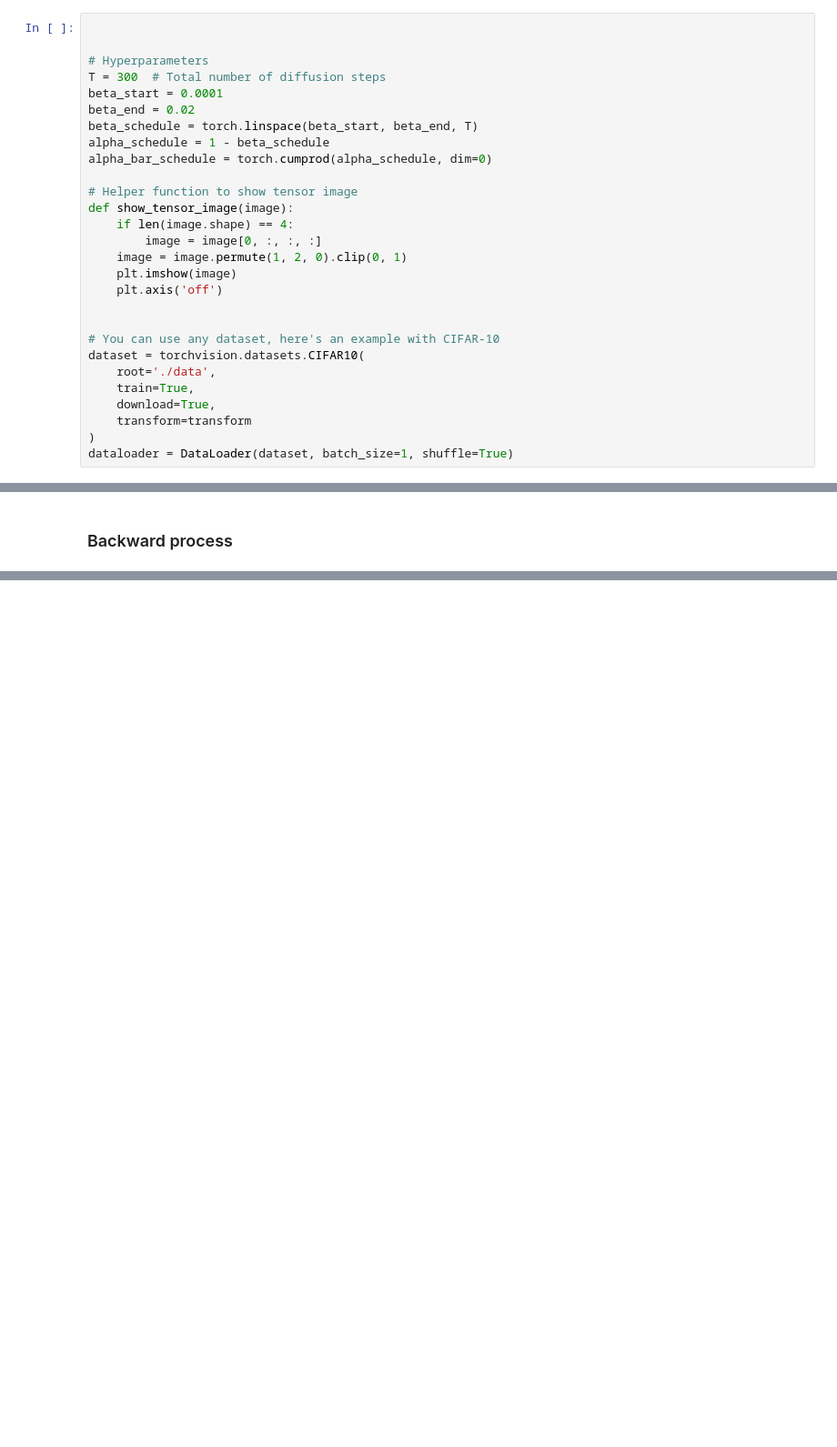
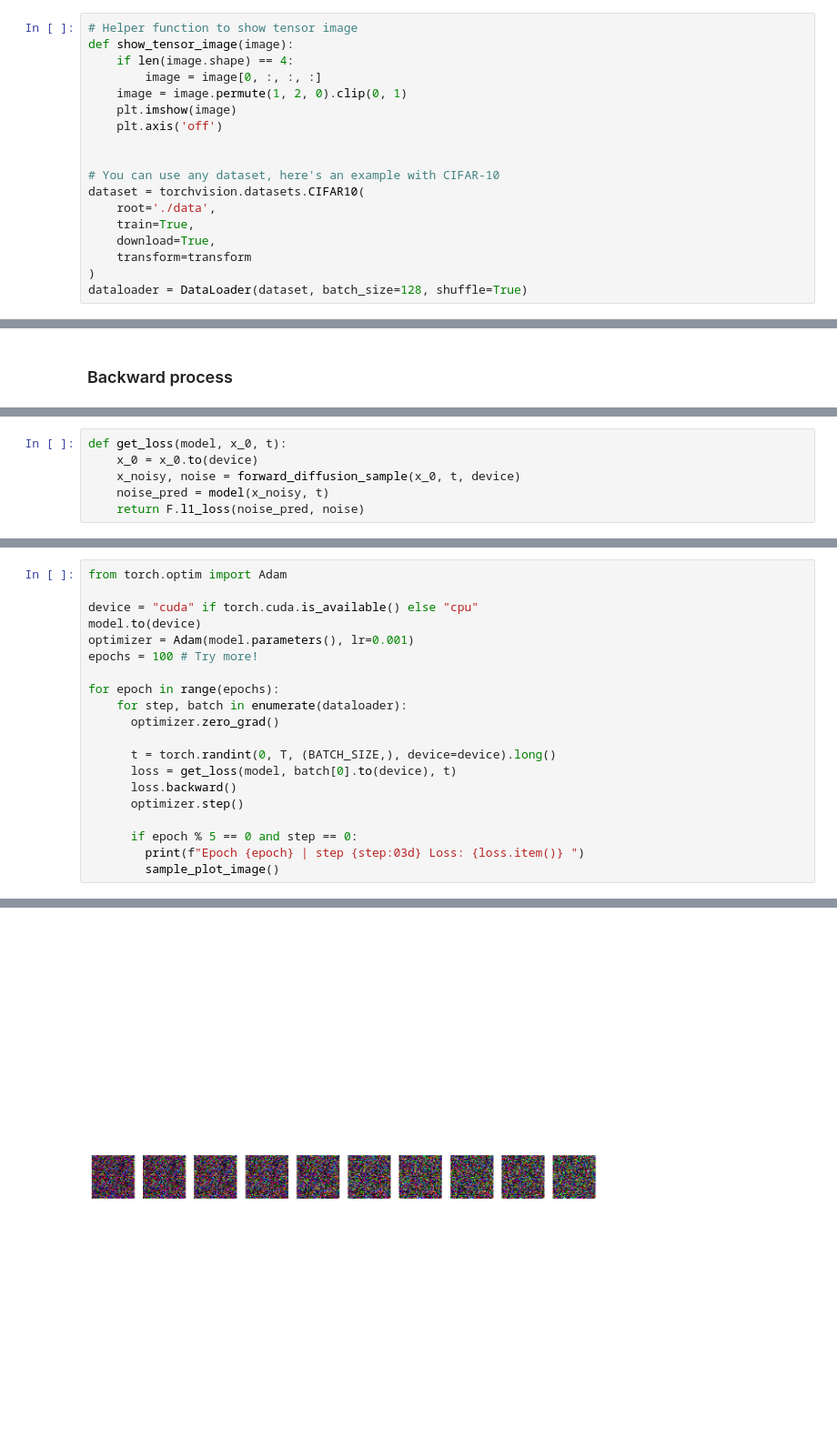
Before and after one commit to DorsaRoh/Machine-Learning, a Jupyter notebook: Diffusion/diffusion_model.ipynb, the cells around one changed output, grey strips where cells are left out. Shown: that part at 91% size. Drawn from its saved outputs; the diff is of its cells as text; blank space fills up the shorter version.

Commit message:
diffusion model

```diff
--- a/Diffusion/diffusion_model.ipynb
+++ b/Diffusion/diffusion_model.ipynb
@@ -12,16 +12,6 @@ import torchvision
 from torchvision import transforms
 from torch.utils.data import DataLoader
 # %%
-
-
-# Hyperparameters
-T = 300  # Total number of diffusion steps
-beta_start = 0.0001
-beta_end = 0.02
-beta_schedule = torch.linspace(beta_start, beta_end, T)
-alpha_schedule = 1 - beta_schedule
-alpha_bar_schedule = torch.cumprod(alpha_schedule, dim=0)
-
 # Helper function to show tensor image
 def show_tensor_image(image):
     if len(image.shape) == 4:
@@ -38,5 +28,5 @@ dataset = torchvision.datasets.CIFAR10(
     download=True,
     transform=transform
 )
-dataloader = DataLoader(dataset, batch_size=1, shuffle=True)
+dataloader = DataLoader(dataset, batch_size=128, shuffle=True)
 # %% [output]
@@ -146,0 +260,6 @@ plt.show()
+# %%
+def get_loss(model, x_0, t):
+    x_0 = x_0.to(device)
+    x_noisy, noise = forward_diffusion_sample(x_0, t, device)
+    noise_pred = model(x_noisy, t)
+    return F.l1_loss(noise_pred, noise)
@@ -146,0 +313,21 @@ plt.show()
+# %%
+from torch.optim import Adam
+
+device = "cuda" if torch.cuda.is_available() else "cpu"
+model.to(device)
+optimizer = Adam(model.parameters(), lr=0.001)
+epochs = 100 # Try more!
+
+for epoch in range(epochs):
+    for step, batch in enumerate(dataloader):
+      optimizer.zero_grad()
+
+      t = torch.randint(0, T, (BATCH_SIZE,), device=device).long()
+      loss = get_loss(model, batch[0].to(device), t)
+      loss.backward()
+      optimizer.step()
+
+      if epoch % 5 == 0 and step == 0:
+        print(f"Epoch {epoch} | step {step:03d} Loss: {loss.item()} ")
+        sample_plot_image()
+# %% [output]
@@ -146,0 +335 @@ plt.show()
+[figure, added]
```
Also changed, not shown: parts of 6 cells of this notebook, 1 other file.
